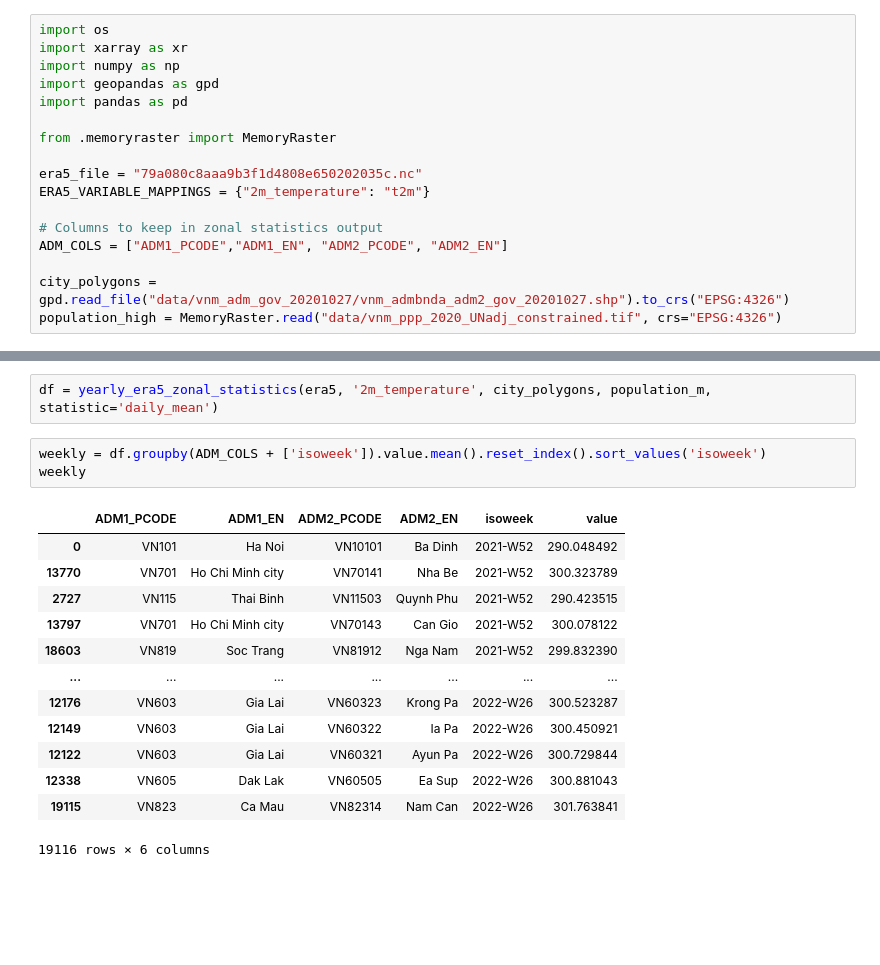
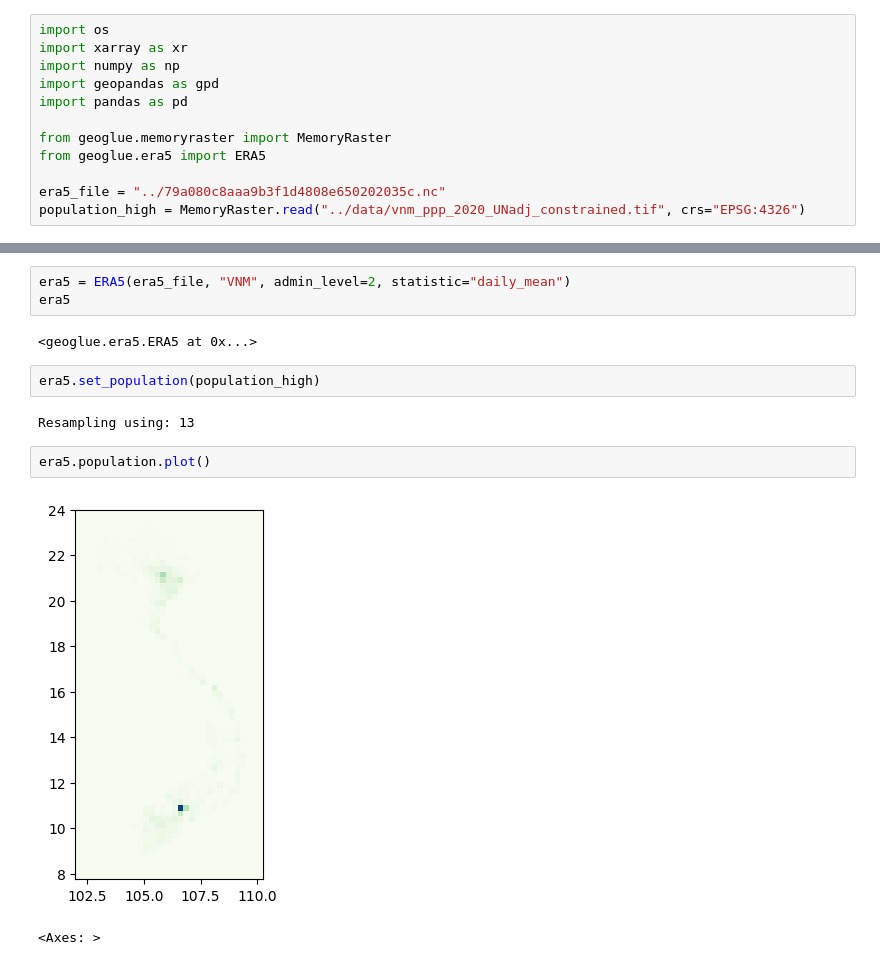
Before and after one commit to kraemer-lab/geoglue, a Jupyter notebook: notebooks/xarray_exactextract.ipynb, the cells around one changed output, grey strips where cells are left out. Drawn from its saved outputs; the diff is of its cells as text; blank space fills up the shorter version.

```diff
--- a/notebooks/xarray_exactextract.ipynb
+++ b/notebooks/xarray_exactextract.ipynb
@@ -5,13 +5,8 @@ import numpy as np
 import geopandas as gpd
 import pandas as pd
 
-from .memoryraster import MemoryRaster
+from geoglue.memoryraster import MemoryRaster
+from geoglue.era5 import ERA5
 
-era5_file = "79a080c8aaa9b3f1d4808e650202035c.nc"
-ERA5_VARIABLE_MAPPINGS = {"2m_temperature": "t2m"}
-
-# Columns to keep in zonal statistics output
-ADM_COLS = ["ADM1_PCODE","ADM1_EN", "ADM2_PCODE", "ADM2_EN"]
-
-city_polygons = gpd.read_file("data/vnm_adm_gov_20201027/vnm_admbnda_adm2_gov_20201027.shp").to_crs("EPSG:4326")
-population_high = MemoryRaster.read("data/vnm_ppp_2020_UNadj_constrained.tif", crs="EPSG:4326")
+era5_file = "../79a080c8aaa9b3f1d4808e650202035c.nc"
+population_high = MemoryRaster.read("../data/vnm_ppp_2020_UNadj_constrained.tif", crs="EPSG:4326")
@@ -137,19 +13,14 @@ def yearly_era5_zonal_statistics(dataset: xr.Dataset, variable: str, gdf: gpd.Ge
-# %%
-df = yearly_era5_zonal_statistics(era5, '2m_temperature', city_polygons, population_m, statistic='daily_mean')
-# %%
-weekly = df.groupby(ADM_COLS + ['isoweek']).value.mean().reset_index().sort_values('isoweek')
-weekly
-# %% [output]
-|  | ADM1_PCODE | ADM1_EN | ADM2_PCODE | ADM2_EN | isoweek | value |
-| 0 | VN101 | Ha Noi | VN10101 | Ba Dinh | 2021-W52 | 290.048492 |
-| 13770 | VN701 | Ho Chi Minh city | VN70141 | Nha Be | 2021-W52 | 300.323789 |
-| 2727 | VN115 | Thai Binh | VN11503 | Quynh Phu | 2021-W52 | 290.423515 |
-| 13797 | VN701 | Ho Chi Minh city | VN70143 | Can Gio | 2021-W52 | 300.078122 |
-| 18603 | VN819 | Soc Trang | VN81912 | Nga Nam | 2021-W52 | 299.832390 |
-| ... | ... | ... | ... | ... | ... | ... |
-| 12176 | VN603 | Gia Lai | VN60323 | Krong Pa | 2022-W26 | 300.523287 |
-| 12149 | VN603 | Gia Lai | VN60322 | Ia Pa | 2022-W26 | 300.450921 |
-| 12122 | VN603 | Gia Lai | VN60321 | Ayun Pa | 2022-W26 | 300.729844 |
-| 12338 | VN605 | Dak Lak | VN60505 | Ea Sup | 2022-W26 | 300.881043 |
-| 19115 | VN823 | Ca Mau | VN82314 | Nam Can | 2022-W26 | 301.763841 |
-19116 rows × 6 columns
+# %%
+era5 = ERA5(era5_file, "VNM", admin_level=2, statistic="daily_mean")
+era5
+# %% [output]
+<geoglue.era5.ERA5 at 0x...>
+# %%
+era5.set_population(population_high)
+# %% [output]
+Resampling using: 13
+# %%
+era5.population.plot()
+# %% [output]
+[figure, added]
+<Axes: >
```
Also changed, not shown: parts of 17 cells of this notebook, 2 other files.
